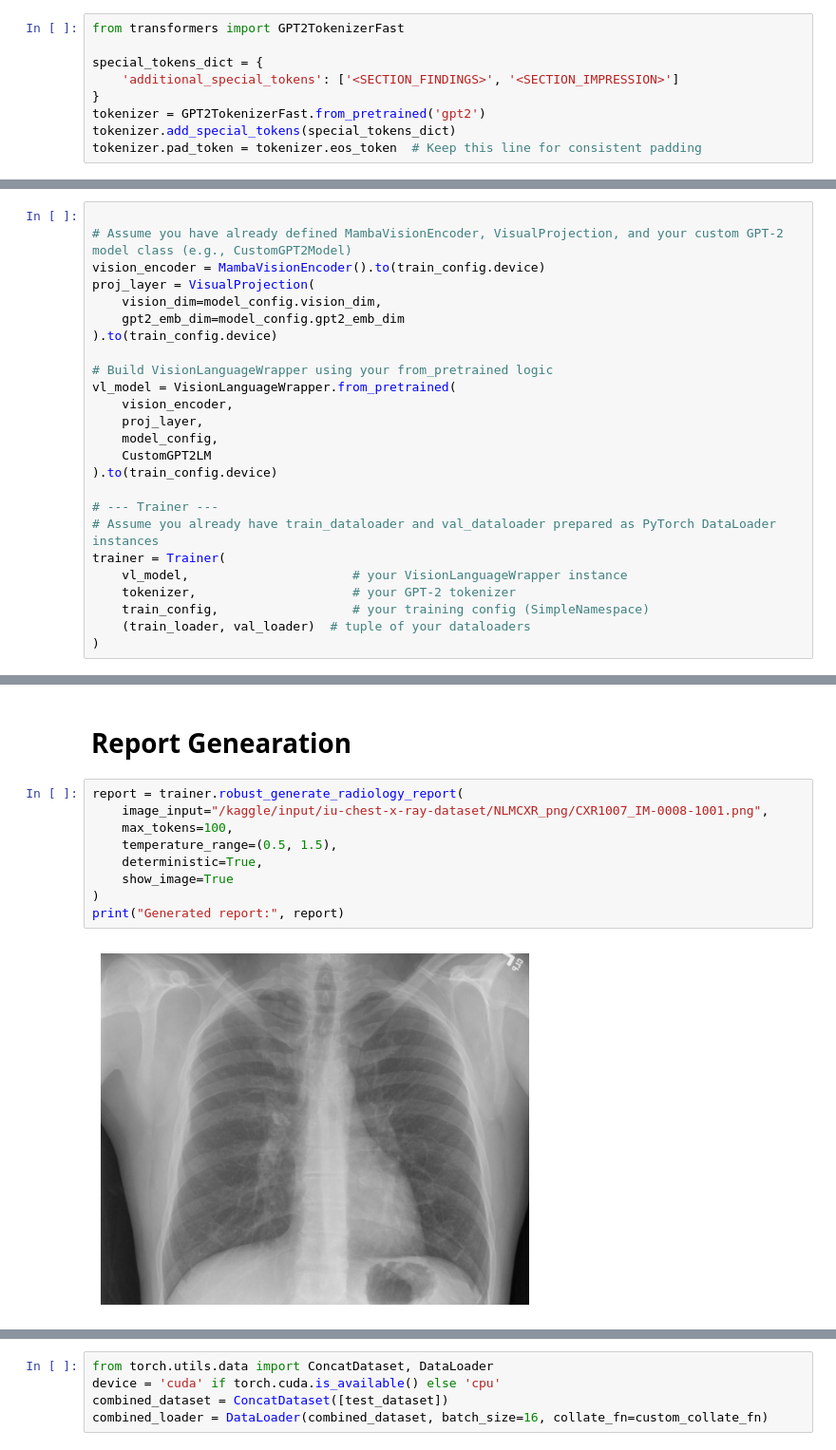
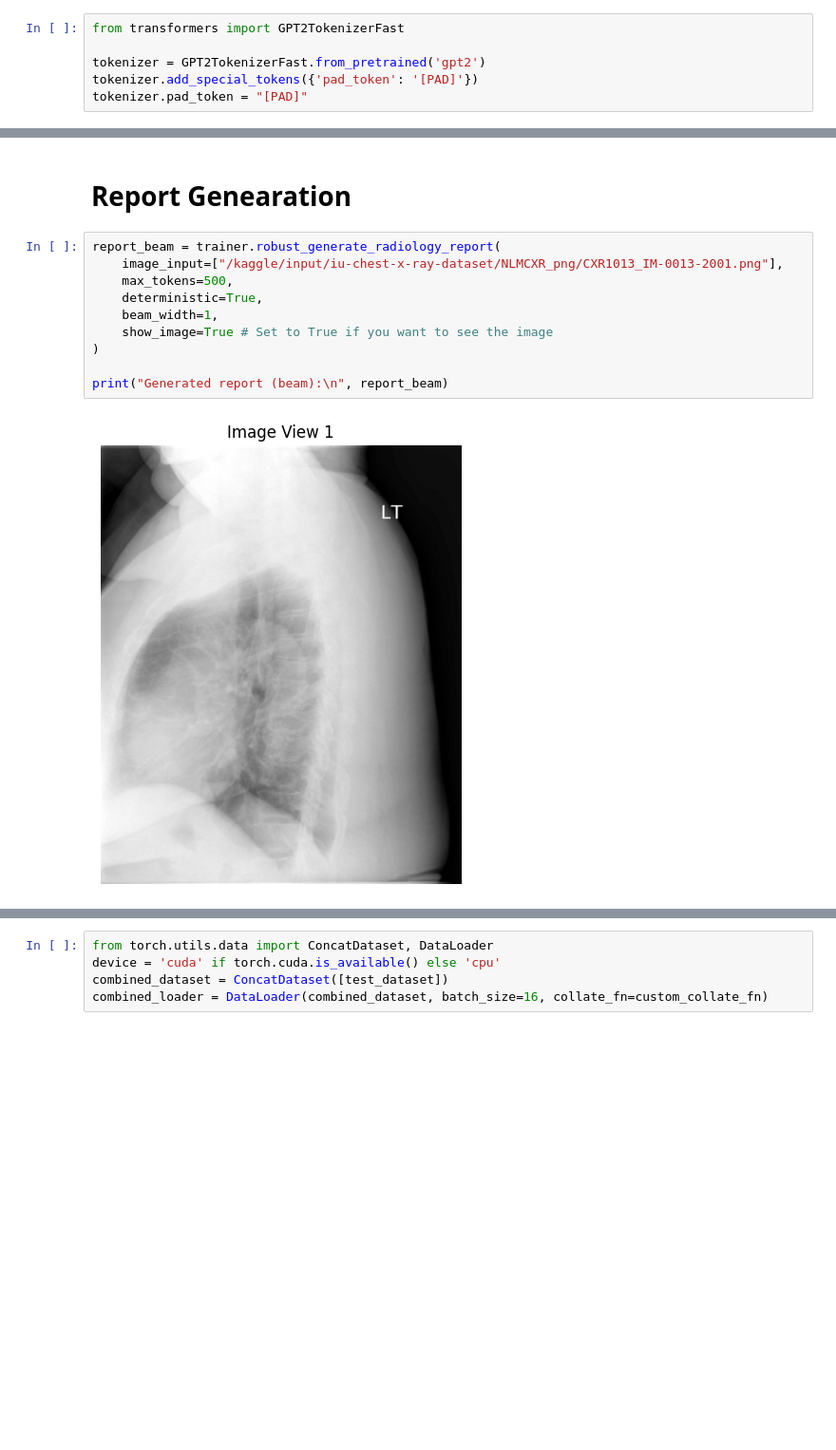
Before and after one commit to Sri-Ganesan-M/Radiology_report_generation, a Jupyter notebook: radiology-report-generation-mini-project.ipynb, the cells around one changed output, grey strips where cells are left out. Shown at 95% size. Cells and saved outputs as stored; diff of their text form; blank space fills up the shorter version.

Commit message:
Kaggle Notebook | Radiology_report_generation_mini_project | V21_Metric

```diff
--- a/radiology-report-generation-mini-project.ipynb
+++ b/radiology-report-generation-mini-project.ipynb
@@ -207,11 +250,8 @@ def custom_collate_fn(batch):
 # %%
 from transformers import GPT2TokenizerFast
 
-special_tokens_dict = {
-    'additional_special_tokens': ['<SECTION_FINDINGS>', '<SECTION_IMPRESSION>']
-}
 tokenizer = GPT2TokenizerFast.from_pretrained('gpt2')
-tokenizer.add_special_tokens(special_tokens_dict)
-tokenizer.pad_token = tokenizer.eos_token  # Keep this line for consistent padding
+tokenizer.add_special_tokens({'pad_token': '[PAD]'})
+tokenizer.pad_token = "[PAD]"
 # %% [markdown]
 # **Loaded Data Visualization**
@@ -1057,25 +1475,0 @@ train_config = SimpleNamespace(
-# %%
-
-# Assume you have already defined MambaVisionEncoder, VisualProjection, and your custom GPT-2 model class (e.g., CustomGPT2Model)
-vision_encoder = MambaVisionEncoder().to(train_config.device)
-proj_layer = VisualProjection(
-    vision_dim=model_config.vision_dim,
-    gpt2_emb_dim=model_config.gpt2_emb_dim
-).to(train_config.device)
-
-# Build VisionLanguageWrapper using your from_pretrained logic
-vl_model = VisionLanguageWrapper.from_pretrained(
-    vision_encoder,
-    proj_layer,
-    model_config,
-    CustomGPT2LM
-).to(train_config.device)
-
-# --- Trainer ---
-# Assume you already have train_dataloader and val_dataloader prepared as PyTorch DataLoader instances
-trainer = Trainer(
-    vl_model,                      # your VisionLanguageWrapper instance
-    tokenizer,                     # your GPT-2 tokenizer
-    train_config,                  # your training config (SimpleNamespace)
-    (train_loader, val_loader)  # tuple of your dataloaders
-)
@@ -1116,13 +1519,14 @@ trainer.load_best_model()
 # %% [markdown]
 # **Report Genearation**
 # %%
-report = trainer.robust_generate_radiology_report(
-    image_input="/kaggle/input/iu-chest-x-ray-dataset/NLMCXR_png/CXR1007_IM-0008-1001.png",
-    max_tokens=100,
-    temperature_range=(0.5, 1.5),
+report_beam = trainer.robust_generate_radiology_report(
+    image_input=["/kaggle/input/iu-chest-x-ray-dataset/NLMCXR_png/CXR1013_IM-0013-2001.png"],
+    max_tokens=500,
     deterministic=True,
-    show_image=True
+    beam_width=1,
+    show_image=True # Set to True if you want to see the image
 )
-print("Generated report:", report)
+
+print("Generated report (beam):\n", report_beam)
 # %% [output]
-[figure, old version]
+[figure, new version]
```
Also changed, not shown: parts of 40 cells of this notebook.
